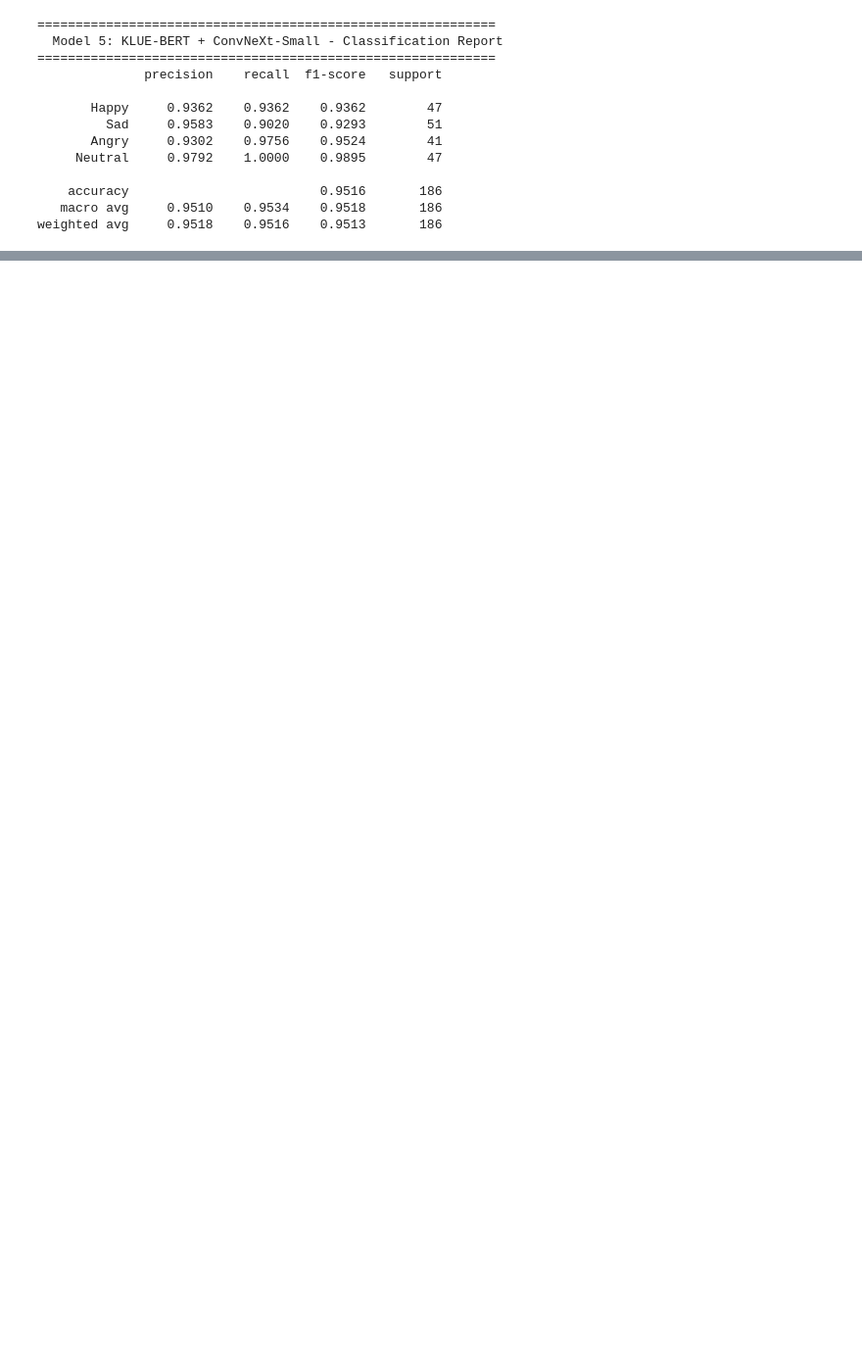
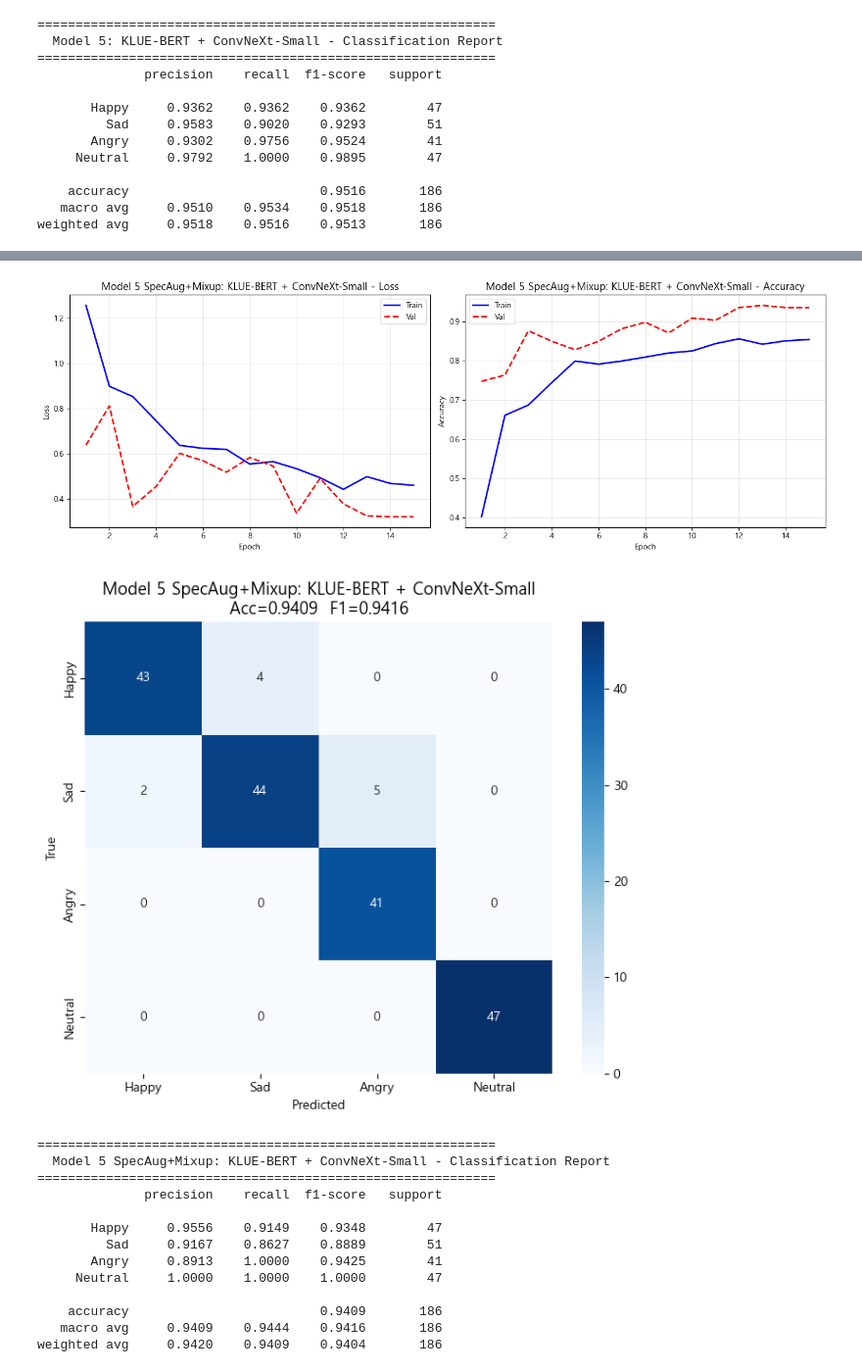
Before and after one commit to gonida1010/MDER-MA-Multimodal-Emotion-Recognition, a Jupyter notebook: model5_klue_bert_convnext.ipynb, the cells around one changed output, grey strips where cells are left out. Shown at 98% size. Drawn from its saved outputs; the diff is of its cells as text; code cells hidden in the pictures; blank space fills up the shorter version.

```diff
--- a/model5_klue_bert_convnext.ipynb
+++ b/model5_klue_bert_convnext.ipynb
@@ -221,0 +569,24 @@ weighted avg     0.9518    0.9516    0.9513       186
+# %%
+# ============================================================
+# SpecAugment + Mixup 결과 시각화
+# ============================================================
+
+plot_training_curves(result_specmix, 'Model 5 SpecAug+Mixup: KLUE-BERT + ConvNeXt-Small')
+plot_confusion(result_specmix, 'Model 5 SpecAug+Mixup: KLUE-BERT + ConvNeXt-Small')
+print_report(result_specmix, 'Model 5 SpecAug+Mixup: KLUE-BERT + ConvNeXt-Small')
+# %% [output]
+[figure, added]
+[figure, added]
+============================================================
+  Model 5 SpecAug+Mixup: KLUE-BERT + ConvNeXt-Small - Classification Report
+============================================================
+              precision    recall  f1-score   support
+
+       Happy     0.9556    0.9149    0.9348        47
+         Sad     0.9167    0.8627    0.8889        51
+       Angry     0.8913    1.0000    0.9425        41
+     Neutral     1.0000    1.0000    1.0000        47
+
+    accuracy                         0.9409       186
+   macro avg     0.9409    0.9444    0.9416       186
+weighted avg     0.9420    0.9409    0.9404       186
```
Also changed, not shown: parts of 4 cells of this notebook, 2 other files.
